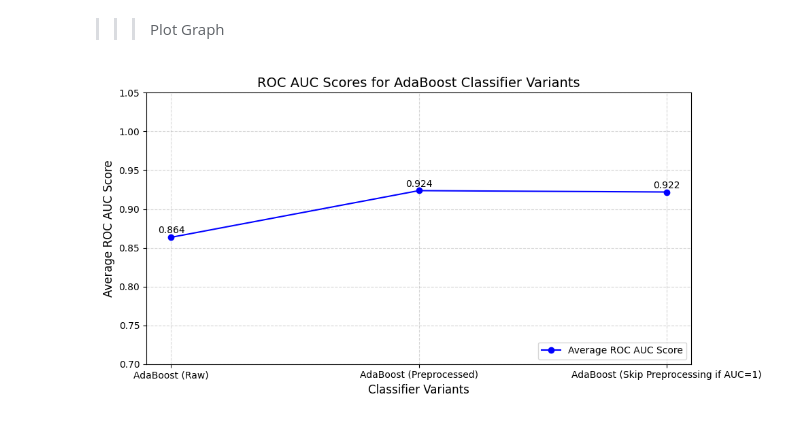
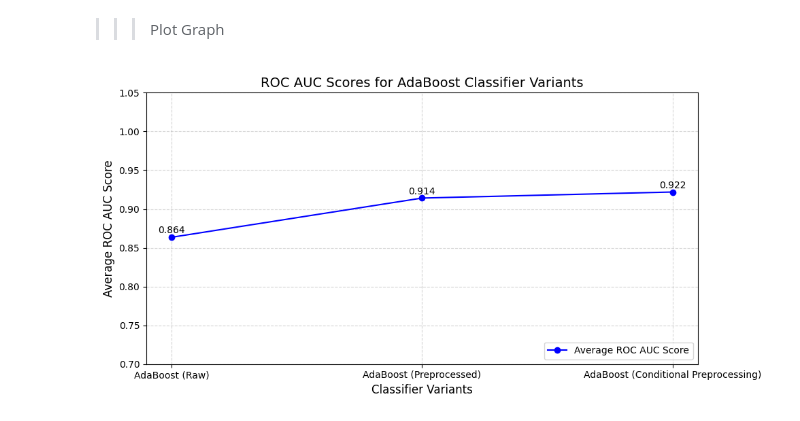
Before and after one commit to limys0713/DataScience_Competition1, a Jupyter notebook: AdaBoostClassifier.ipynb, the cells around one changed output. Drawn from its saved outputs; the diff is of its cells as text; code cells hidden in the pictures.

```diff
--- a/AdaBoostClassifier.ipynb
+++ b/AdaBoostClassifier.ipynb
@@ -318,9 +321,15 @@ y_predicts = []
 for i in range(len(dataset_names)):
 
     # 獲取當前數據集的特徵和標籤
-    X_sample = X_trains[i]  # 保持 pandas DataFrame 格式
+    X_sample = X_trains[i]
     y_sample = y_trains[i].values.ravel()
-    X_test = X_tests[i]  # 測試數據
+    X_test = X_tests[i]
+
+    # 確保數據格式一致
+    if not isinstance(X_sample, pd.DataFrame):
+        X_sample = pd.DataFrame(X_sample)
+    if not isinstance(X_test, pd.DataFrame):
+        X_test = pd.DataFrame(X_test)
 
     # 定義模型
     model = AdaBoostClassifier(
@@ -338,7 +347,7 @@ for i in range(len(dataset_names)):
 
     print(f"Dataset {dataset_names[i]} Raw Validation AUC: {auc_raw:.4f}")
 
-    # 如果未經預處理的 AUC 已經達到 100，則跳過預處理
+    # 如果未經預處理的 AUC 已經達到 1.0，則跳過預處理
     if auc_raw >= 1.0:
         print(f"Dataset {dataset_names[i]} reached perfect AUC without preprocessing. Skipping preprocessing.")
         X_test_processed = X_test
@@ -350,12 +359,15 @@ for i in range(len(dataset_names)):
             imbalance_method='smote'
         )
 
-        # 预处理测试数据
+        # 預處理測試數據
         X_test_processed, _, _, _ = preprocess_pipeline(
             X_test,
             selected_features=selected_features,
             encoder=encoder,
         )
+
+        # 修正測試數據列名，確保與訓練數據一致
+        X_test_processed = pd.DataFrame(X_test_processed, columns=X_sample_preprocessed.columns)
 
         # Step 3: 測試經過預處理的性能
         X_train_preprocessed, X_val_preprocessed, y_train_preprocessed, y_val_preprocessed = train_test_split(
@@ -377,16 +389,21 @@ for i in range(len(dataset_names)):
 
     # Step 4: 最終模型訓練和測試
     model.fit(X_sample, y_sample)
+
+    # 修正測試數據列名
+    X_test_processed = pd.DataFrame(X_test_processed, columns=X_sample.columns)
+
     y_test_proba = model.predict_proba(X_test_processed)[:, 1]
     y_predicts.append(pd.DataFrame(y_test_proba, columns=['y_predict_proba']))
 
-    # 保存到对应路径
+    # 保存到對應路徑
     output_dir = os.path.join(path, dataset_names[i])
     os.makedirs(output_dir, exist_ok=True)
     y_predicts[-1].to_csv(os.path.join(output_dir, "y_predict.csv"), index=False)
 
     # 更新 AUC 統計
-    average_auc += max(auc_raw, auc_preprocessed) if 'auc_preprocessed' in locals() else auc_raw
+    auc_preprocessed = locals().get('auc_preprocessed', -1)
+    average_auc += max(auc_raw, auc_preprocessed) if auc_preprocessed != -1 else auc_raw
 
 # Average AUC across datasets
 average_auc /= len(dataset_names)
@@ -570,33 +434,33 @@ import numpy as np
 
 # AUC_set values
 AUC_set = [
     np.float64(0.8635),
-    np.float64(0.9237),
+    np.float64(0.9141),
     np.float64(0.9219),
 ]
 
 classifiers = [
     "AdaBoost (Raw)",
     "AdaBoost (Preprocessed)",
-    "AdaBoost (Skip Preprocessing if AUC=1)"
+    "AdaBoost (Conditional Preprocessing)"
 ]
 
 # Plotting the graph
 plt.figure(figsize=(10, 5))
 plt.plot(classifiers, AUC_set, marker='o', linestyle='-', color='b', label='Average ROC AUC Score')
 #plt.xticks(rotation=30, ha='right', fontsize=10)
 plt.title('ROC AUC Scores for AdaBoost Classifier Variants', fontsize=14)
 plt.xlabel('Classifier Variants', fontsize=12)
 plt.ylabel('Average ROC AUC Score', fontsize=12)
 plt.grid(visible=True, linestyle='--', alpha=0.5)
 plt.ylim(0.7, 1.05)
 plt.legend(fontsize=10, loc='lower right')
 
 # Annotate data points with their corresponding AUC values
 for i, value in enumerate(AUC_set):
     plt.text(i, value + 0.005, f"{value:.3f}", ha='center', fontsize=10)  # Display AUC values above the points
 
 plt.tight_layout()  # Adjust layout to prevent overlap
 plt.show()
 # %% [output]
-[figure, old version]
+[figure, new version]
```
Also changed, not shown: parts of 2 cells of this notebook.
